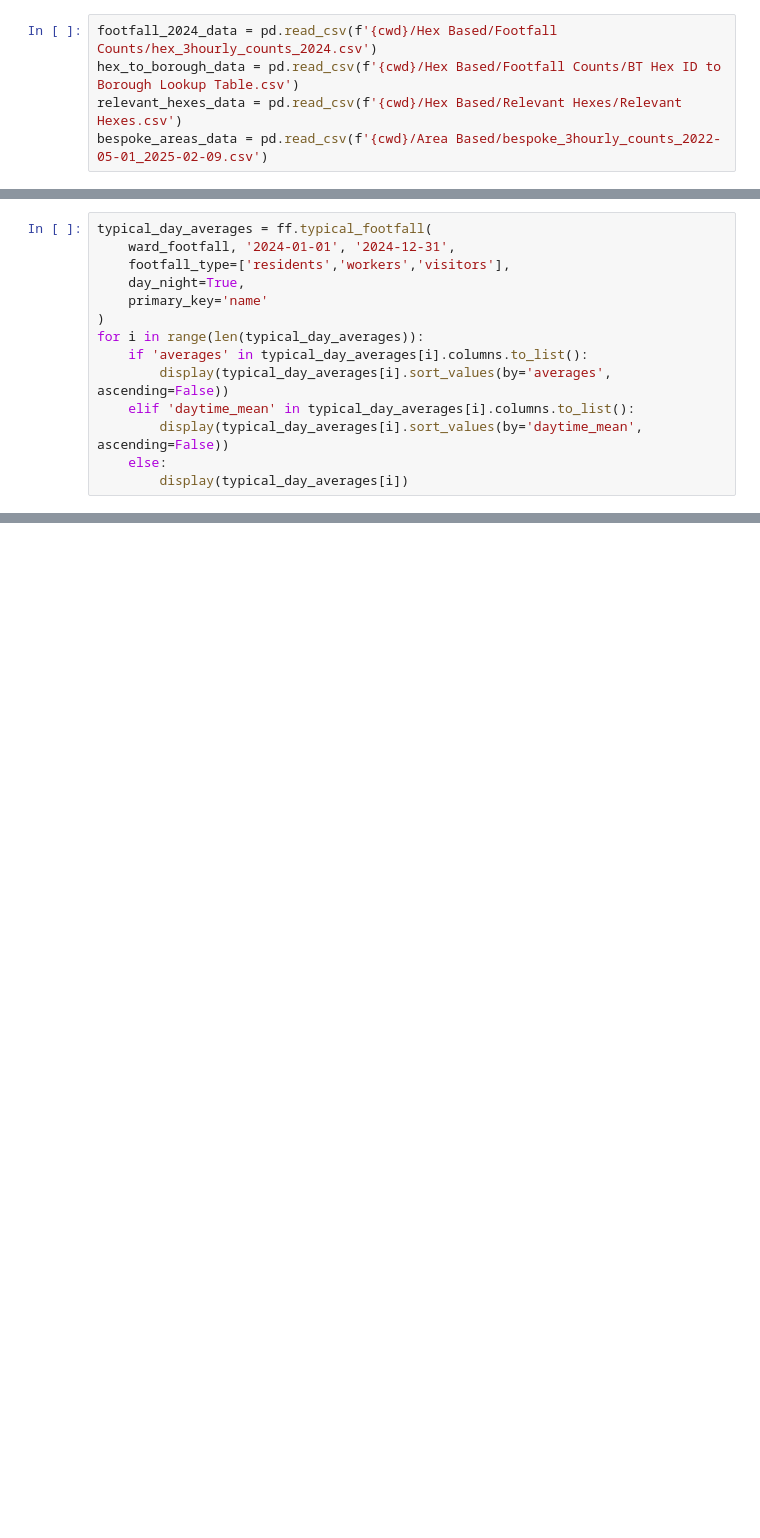
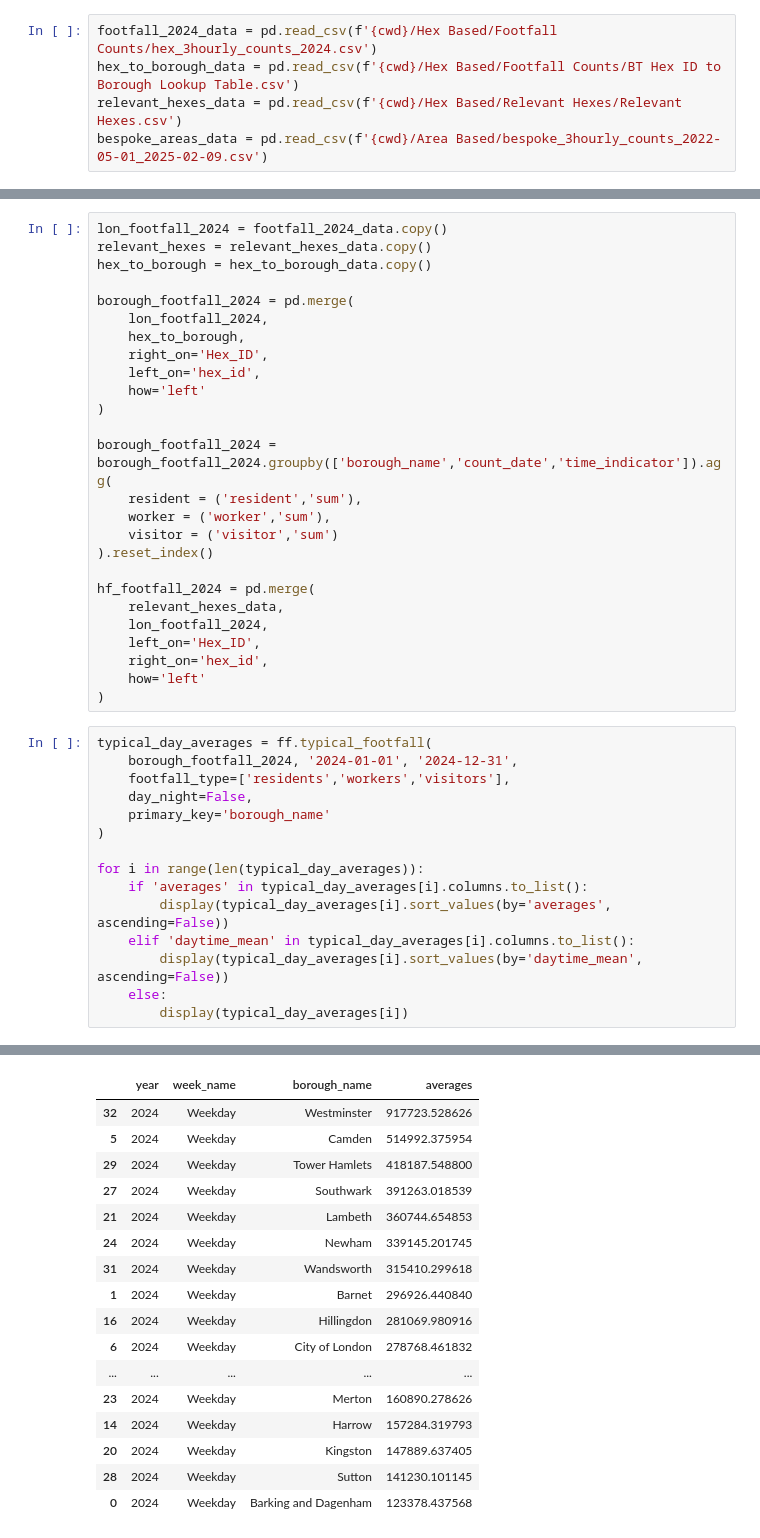
Before and after one commit to LBHF-JamalFazaldin/Footfall-and-Spend-Analytics, a Jupyter notebook: Footfall_Scripts/Typical Day Averages (Area Mapping).ipynb, the cells around one changed output, grey strips where cells are left out. Saved outputs shown, nothing was run; the diff lists cells and outputs as text; blank space fills up the shorter version.

```diff
--- a/Footfall_Scripts/Typical Day Averages (Area Mapping).ipynb
+++ b/Footfall_Scripts/Typical Day Averages (Area Mapping).ipynb
@@ -73,10 +65,37 @@ footfall_2024 = pd.merge(
+# %%
+lon_footfall_2024 = footfall_2024_data.copy()
+relevant_hexes = relevant_hexes_data.copy()
+hex_to_borough = hex_to_borough_data.copy()
+
+borough_footfall_2024 = pd.merge(
+    lon_footfall_2024,
+    hex_to_borough,
+    right_on='Hex_ID',
+    left_on='hex_id',
+    how='left'
+)
+
+borough_footfall_2024 = borough_footfall_2024.groupby(['borough_name','count_date','time_indicator']).agg(
+    resident = ('resident','sum'),
+    worker = ('worker','sum'),
+    visitor = ('visitor','sum')
+).reset_index()
+
+hf_footfall_2024 = pd.merge(
+    relevant_hexes_data,
+    lon_footfall_2024,
+    left_on='Hex_ID',
+    right_on='hex_id',
+    how='left'
+)
 # %%
 typical_day_averages = ff.typical_footfall(
-    ward_footfall, '2024-01-01', '2024-12-31',
+    borough_footfall_2024, '2024-01-01', '2024-12-31',
     footfall_type=['residents','workers','visitors'],
-    day_night=True,
-    primary_key='name'
+    day_night=False,
+    primary_key='borough_name'
 )
+
 for i in range(len(typical_day_averages)):
     if 'averages' in typical_day_averages[i].columns.to_list():
         display(typical_day_averages[i].sort_values(by='averages', ascending=False))
@@ -107,0 +141,17 @@ KeyError: 'year'
+|  | year | week_name | borough_name | averages |
+| 32 | 2024 | Weekday | Westminster | 917723.528626 |
+| 5 | 2024 | Weekday | Camden | 514992.375954 |
+| 29 | 2024 | Weekday | Tower Hamlets | 418187.548800 |
+| 27 | 2024 | Weekday | Southwark | 391263.018539 |
+| 21 | 2024 | Weekday | Lambeth | 360744.654853 |
+| 24 | 2024 | Weekday | Newham | 339145.201745 |
+| 31 | 2024 | Weekday | Wandsworth | 315410.299618 |
+| 1 | 2024 | Weekday | Barnet | 296926.440840 |
+| 16 | 2024 | Weekday | Hillingdon | 281069.980916 |
+| 6 | 2024 | Weekday | City of London | 278768.461832 |
+| ... | ... | ... | ... | ... |
+| 23 | 2024 | Weekday | Merton | 160890.278626 |
+| 14 | 2024 | Weekday | Harrow | 157284.319793 |
+| 20 | 2024 | Weekday | Kingston | 147889.637405 |
+| 28 | 2024 | Weekday | Sutton | 141230.101145 |
+| 0 | 2024 | Weekday | Barking and Dagenham | 123378.437568 |
```
Also changed, not shown: parts of 5 cells of this notebook, 2 other files.
